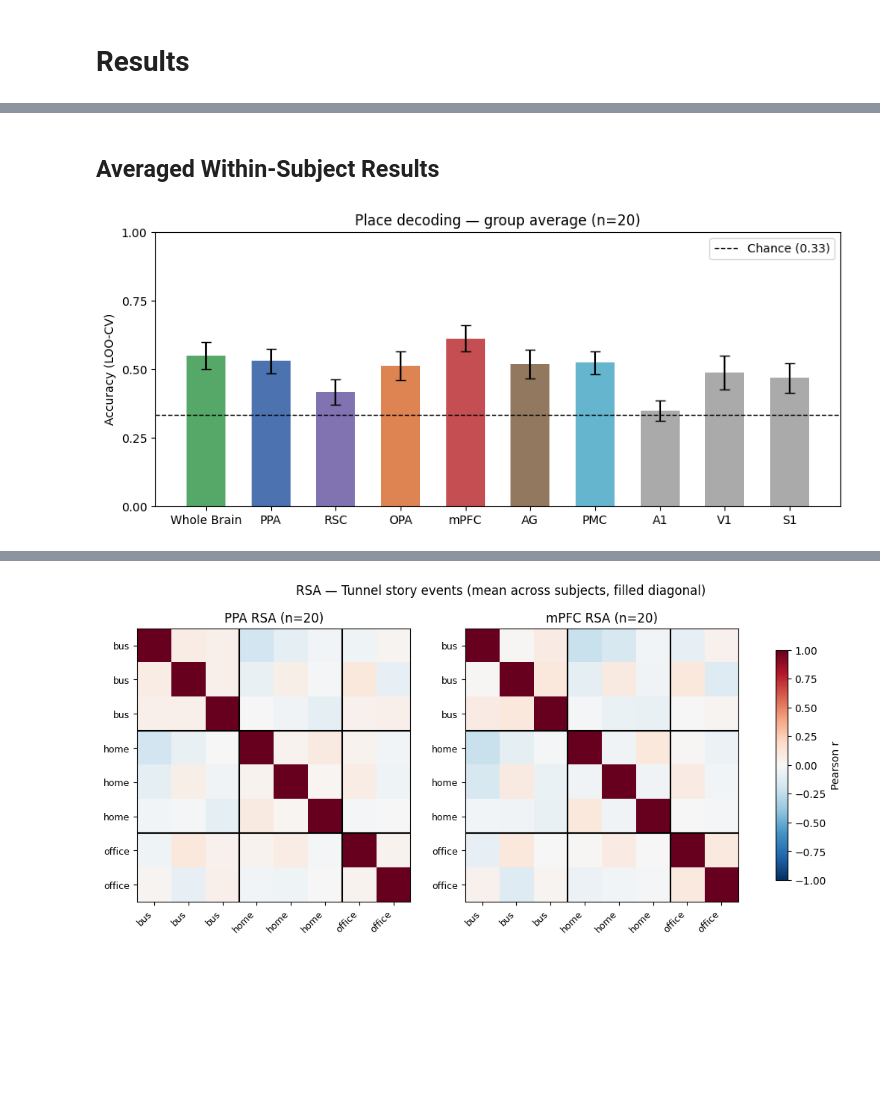
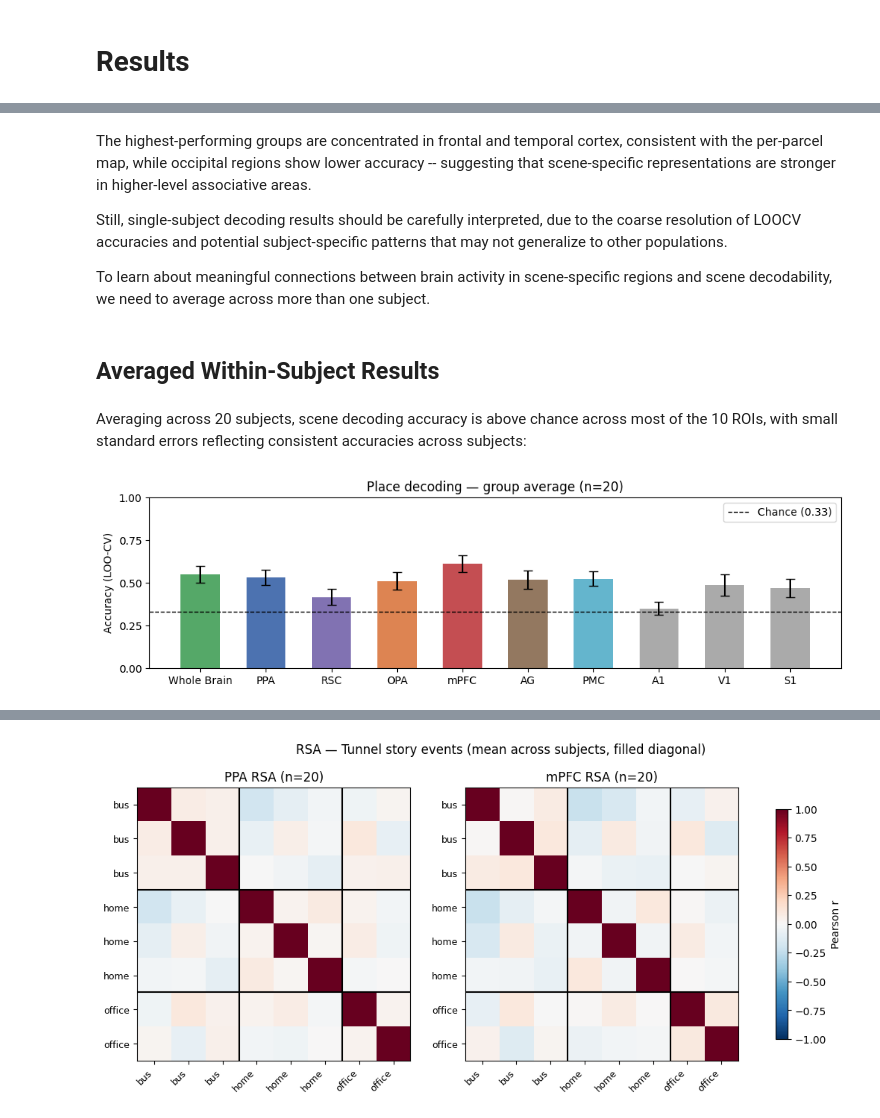
Before and after one commit to logflash/neu-scene-decoding, a Jupyter notebook: main.ipynb, the cells around one changed output, grey strips where cells are left out. Drawn from its saved outputs; the diff is of its cells as text; code cells hidden in the pictures; blank space fills up the shorter version.

```diff
--- a/main.ipynb
+++ b/main.ipynb
@@ -224,11 +235,11 @@ def instance_BOLD(instance, bold):
         A 1D NumPy array containing the mean BOLD pattern for the given scene instance.
     """
     start_tr = int(instance["start"] / TR) + HRF_LAG_TRS
-    end_tr   = int(instance["end"]   / TR) + HRF_LAG_TRS
-    start_tr, end_tr = start_tr, start_tr + 10
-    start_tr = max(0, min(start_tr, len(bold) - 1))
-    end_tr   = max(start_tr + 1, min(end_tr, len(bold)))
-    return bold[start_tr:end_tr].mean(axis=0)
+    # end_tr   = int(instance["end"]   / TR) + HRF_LAG_TRS
+    start_onset_tr, end_onset_tr = start_tr, start_tr + 10
+    start_onset_tr = max(0, min(start_onset_tr, len(bold) - 1))
+    end_onset_tr   = max(start_onset_tr + 1, min(end_onset_tr, len(bold)))
+    return bold[start_onset_tr:end_onset_tr].mean(axis=0)
 # %% [markdown]
 ## ROI Construction
 # %% [markdown]
@@ -373,7 +543,7 @@ for sub_i in tunnel_subjects_filtered:
         print(
             f"{sub_i}  dur={stimulus_duration:.1f}s"
             f"  whole-brain={roi_accs['Whole Brain']:.2f}"
-            f"  PHC={roi_accs['PHC']:.2f}  Rsp={roi_accs['Rsp']:.2f}"
+            f"  PPA={roi_accs['PPA']:.2f}  RSC={roi_accs['RSC']:.2f}"
             f"  OPA={roi_accs['OPA']:.2f}  mPFC={roi_accs['mPFC']:.2f}"
             f"  AG={roi_accs['AG']:.2f}  PMC={roi_accs['PMC']:.2f}"
             f"  A1={roi_accs['A1']:.2f}  V1={roi_accs['V1']:.2f}  S1={roi_accs['S1']:.2f}"
@@ -505,27 +792,33 @@ plt.show()
+# %% [markdown]
+The highest-performing groups are concentrated in frontal and temporal cortex, consistent with the per-parcel map, while occipital regions show lower accuracy -- suggesting that scene-specific representations are stronger in higher-level associative areas.
+
+Still, single-subject decoding results should be carefully interpreted, due to the coarse resolution of LOOCV accuracies and potential subject-specific patterns that may not generalize to other populations.
+
+To learn about meaningful connections between brain activity in scene-specific regions and scene decodability, we need to average across more than one subject.
 # %% [markdown]
 ## Averaged Within-Subject Results
+# %% [markdown]
+Averaging across 20 subjects, scene decoding accuracy is above chance across most of the 10 ROIs, with small standard errors reflecting consistent accuracies across subjects:
 # %%
-from scipy import stats
-
 rois   = ["Whole Brain",  "PPA",    "RSC",    "OPA",    "mPFC",    "AG",      "PMC",    "A1",      "V1",      "S1"]
 colors = ["#55A868", "#4C72B0", "#8172B2", "#DD8452", "#C44E52", "#937860", "#64B5CD", "#aaaaaa", "#aaaaaa", "#aaaaaa"]
 
 means = [np.mean([v[r] for v in subject_acc.values()]) for r in rois]
 sems  = [stats.sem([v[r] for v in subject_acc.values()]) for r in rois]
 
-fig, ax = plt.subplots(figsize=(9, 4))
+fig, ax = plt.subplots(figsize=(10, 3))
 ax.bar(
     rois, means,
     yerr=sems, color=colors, width=0.6,
     capsize=4, error_kw=dict(elinewidth=1.5)
 )
 ax.axhline(chance, color='black', linestyle='--', linewidth=1, label=f'Chance ({chance:.2f})')
 ax.set_ylabel('Accuracy (LOO-CV)')
 ax.set_title(f'Place decoding — group average (n={len(subject_acc)})')
 ax.set_ylim(0, 1)
 ax.set_yticks(np.arange(0, 1.1, 0.25))
 ax.legend()
 plt.tight_layout()
 plt.show()
 # %% [output]
-[figure, old version]
+[figure, new version]
```
Also changed, not shown: parts of 45 cells of this notebook, 1 other file.
